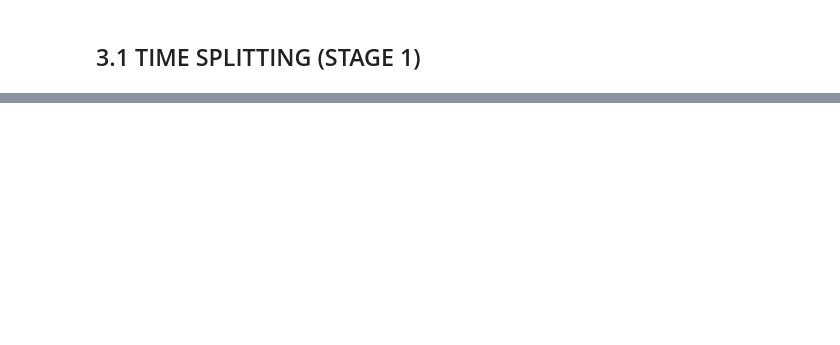
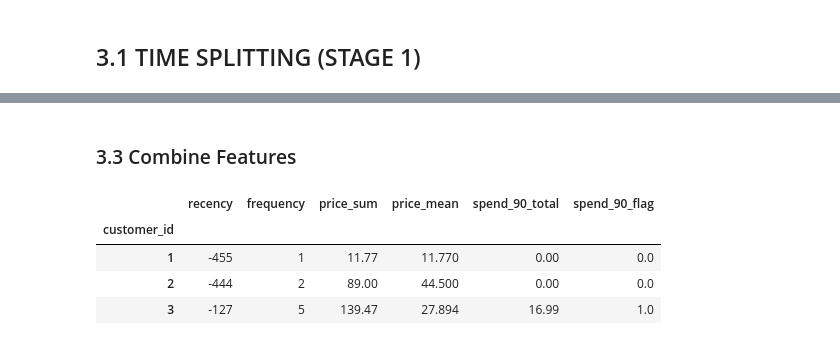
Before and after one commit to gregorywmorris/cdnow-customer-value, a Jupyter notebook: src/notebooks/customer_ltv.ipynb, the cells around one changed output, grey strips where cells are left out. Saved outputs shown, nothing was run; the diff lists cells and outputs as text; code cells hidden in the pictures; blank space fills up the shorter version.

```diff
--- a/src/notebooks/customer_ltv.ipynb
+++ b/src/notebooks/customer_ltv.ipynb
@@ -154,0 +224,10 @@ Frame problem:
+# %%
+recency_features_df = (
+    temporal_in_df
+    #.drop(['quantity','price'], axis=1)
+    [['customer_id','date']]
+    .groupby('customer_id')
+    .apply(lambda x: (x['date'].max() - max_date).days, include_groups=False)
+    .to_frame(name='recency') # <- cause customer_id to become index
+    .set_axis(['recency'], axis=1)
+)
@@ -154,0 +255,7 @@ Frame problem:
+# %%
+frequency_features_df = (
+    temporal_in_df[['customer_id','date']]
+    .groupby('customer_id')
+    .count()
+    .set_axis(['frequency'], axis=1)
+)
@@ -154,0 +285,7 @@ Frame problem:
+# %%
+price_features_df = (
+    temporal_in_df
+    .groupby('customer_id')
+    .aggregate({'price':['sum','mean']})
+    .set_axis(['price_sum','price_mean'], axis=1)
+)
@@ -154,0 +312,23 @@ Frame problem:
+# %% [markdown]
+### 3.3 Combine Features
+# %%
+features_df = (
+    pd.concat(
+        [recency_features_df,frequency_features_df,price_features_df],axis=1
+    )
+    .merge(
+        targets_df,
+        left_index=True,
+        right_index=True,
+        how='left'
+    )
+    .fillna(0) # Customers that did not make a purchase show as NaN
+)
+# %%
+features_df.head(3)
+# %% [output]
+|  | recency | frequency | price_sum | price_mean | spend_90_total | spend_90_flag |
+| customer_id |  |  |  |  |  |  |
+| 1 | -455 | 1 | 11.77 | 11.770 | 0.00 | 0.0 |
+| 2 | -444 | 2 | 89.00 | 44.500 | 0.00 | 0.0 |
+| 3 | -127 | 5 | 139.47 | 27.894 | 16.99 | 1.0 |
```
Also changed, not shown: parts of 46 cells of this notebook, 6 other files.
